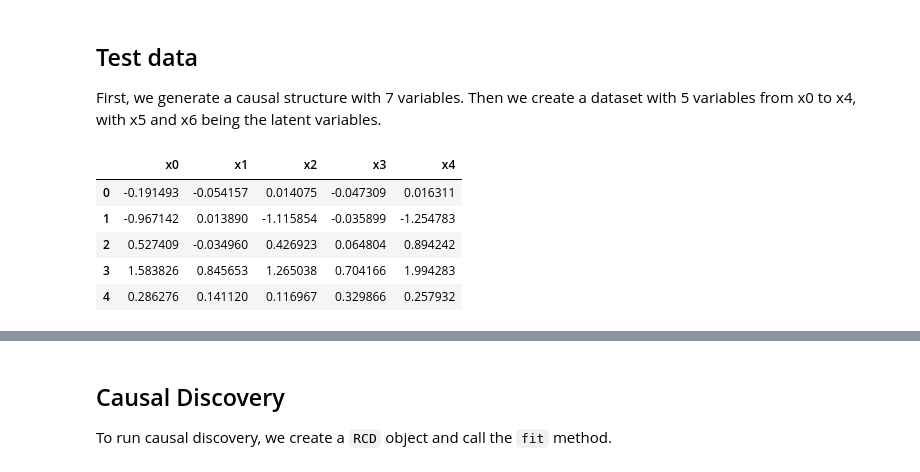
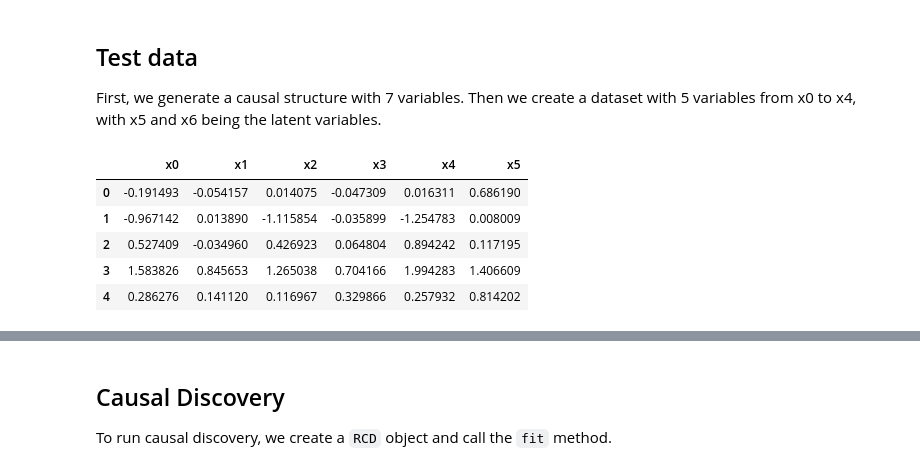
Before and after one commit to cdt15/lingam, a Jupyter notebook: examples/RCD.ipynb, the cells around one changed output, grey strips where cells are left out. Saved outputs shown, nothing was run; the diff lists cells and outputs as text; code cells hidden in the pictures.

```diff
--- a/examples/RCD.ipynb
+++ b/examples/RCD.ipynb
@@ -21,28 +21,28 @@ First, we generate a causal structure with 7 variables. Then we create a dataset
 # %%
 np.random.seed(0)
 
 get_external_effect = lambda n: np.random.normal(0.0, 0.5, n) ** 3
 n_samples = 300
 
 x5 = get_external_effect(n_samples)
 x6 = get_external_effect(n_samples)
 x1 = 0.6*x5 + get_external_effect(n_samples)
 x3 = 0.5*x5 + get_external_effect(n_samples)
 x0 = 1.0*x1 + 1.0*x3 + get_external_effect(n_samples)
 x2 = 0.8*x0 - 0.6*x6 + get_external_effect(n_samples)
 x4 = 1.0*x0 - 0.5*x6 + get_external_effect(n_samples)
 
-# The latent variables x5 and x6 are not included.
-X = pd.DataFrame(np.array([x0, x1, x2, x3, x4]).T, columns=['x0', 'x1', 'x2', 'x3', 'x4'])
+# The latent variable x6 is not included.
+X = pd.DataFrame(np.array([x0, x1, x2, x3, x4, x5]).T, columns=['x0', 'x1', 'x2', 'x3', 'x4', 'x5'])
 
 X.head()
 # %% [output]
-|  | x0 | x1 | x2 | x3 | x4 |
-| 0 | -0.191493 | -0.054157 | 0.014075 | -0.047309 | 0.016311 |
-| 1 | -0.967142 | 0.013890 | -1.115854 | -0.035899 | -1.254783 |
-| 2 | 0.527409 | -0.034960 | 0.426923 | 0.064804 | 0.894242 |
-| 3 | 1.583826 | 0.845653 | 1.265038 | 0.704166 | 1.994283 |
-| 4 | 0.286276 | 0.141120 | 0.116967 | 0.329866 | 0.257932 |
+|  | x0 | x1 | x2 | x3 | x4 | x5 |
+| 0 | -0.191493 | -0.054157 | 0.014075 | -0.047309 | 0.016311 | 0.686190 |
+| 1 | -0.967142 | 0.013890 | -1.115854 | -0.035899 | -1.254783 | 0.008009 |
+| 2 | 0.527409 | -0.034960 | 0.426923 | 0.064804 | 0.894242 | 0.117195 |
+| 3 | 1.583826 | 0.845653 | 1.265038 | 0.704166 | 1.994283 | 1.406609 |
+| 4 | 0.286276 | 0.141120 | 0.116967 | 0.329866 | 0.257932 | 0.814202 |
 # %%
 m = np.array([[ 0.0, 1.0, 0.0, 1.0, 0.0, 0.0, 0.0],
               [ 0.0, 0.0, 0.0, 0.0, 0.0, 0.6, 0.0],
```
Also changed, not shown: parts of 14 cells of this notebook, 35 other files.
